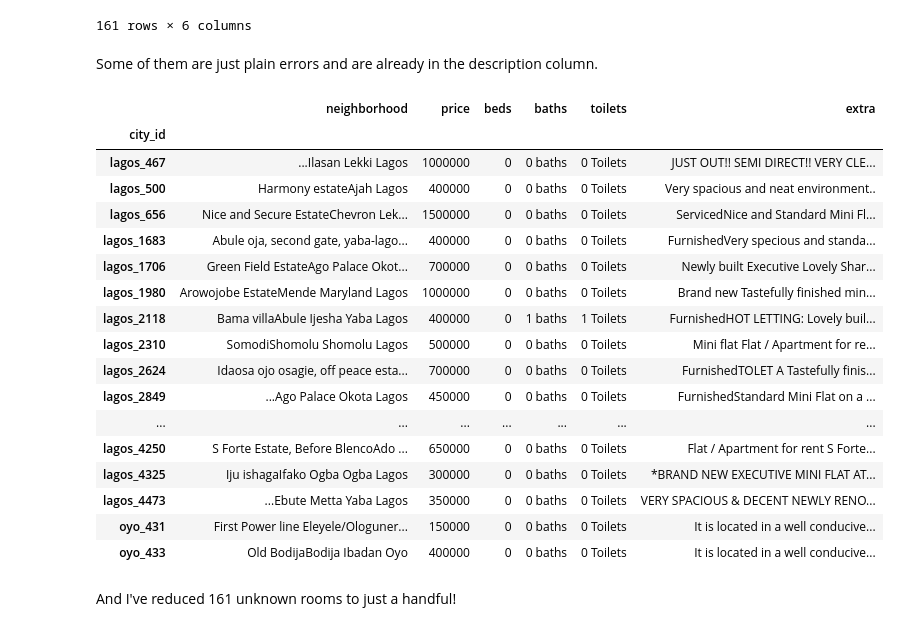
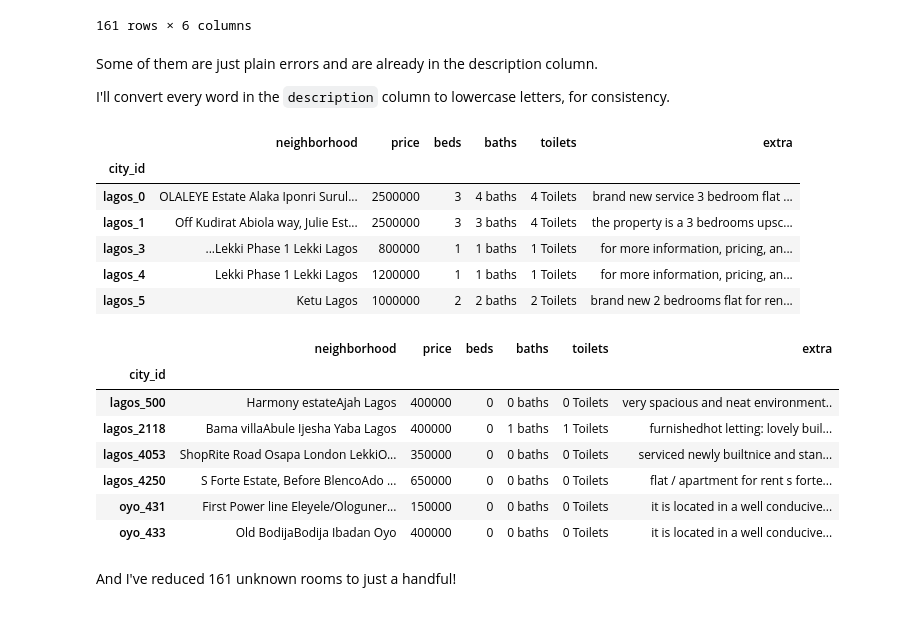
Before and after one commit to stevenkolawole/house_rent_pricing_app, a Jupyter notebook: data_cleaning_&_EDA.ipynb, the cells around one changed output. Cells and saved outputs as stored; diff of their text form; code cells hidden in the pictures.

```diff
--- a/data_cleaning_&_EDA.ipynb
+++ b/data_cleaning_&_EDA.ipynb
@@ -300,36 +300,40 @@ data[data.beds == 0]
 161 rows × 6 columns
 # %% [markdown]
 Some of them are just plain errors and are already in the description column.
+
+I'll convert every word in the `description` column to lowercase letters, for consistency.
+# %%
+data.extra = data.extra.str.lower()
+data.head()
+# %% [output]
+|  | neighborhood | price | beds | baths | toilets | extra |
+| city_id |  |  |  |  |  |  |
+| lagos_0 | OLALEYE Estate Alaka Iponri Surul... | 2500000 | 3 | 4 baths | 4 Toilets | brand new service 3 bedroom flat ... |
+| lagos_1 | Off Kudirat Abiola way, Julie Est... | 2500000 | 3 | 3 baths | 4 Toilets | the property is a 3 bedrooms upsc... |
+| lagos_3 | ...Lekki Phase 1 Lekki Lagos | 800000 | 1 | 1 baths | 1 Toilets | for more information, pricing, an... |
+| lagos_4 | Lekki Phase 1 Lekki Lagos | 1200000 | 1 | 1 baths | 1 Toilets | for more information, pricing, an... |
+| lagos_5 | Ketu Lagos | 1000000 | 2 | 2 baths | 2 Toilets | brand new 2 bedrooms flat for ren... |
 # %%
 for i in range(1, 6):
     data.loc[data.extra.str.contains(str(i)), 'beds'] = i
 data.loc[data.extra.str.contains('two'), 'beds'] = 2 # for those written in words
 data.loc[data.extra.str.contains('three'), 'beds'] = 3 # for those written in words
 
 data.loc[data.extra.str.contains('and parlour'), 'beds'] = 1 # for 'room and parlour' apartments
-data.loc[data.extra.str.contains('elf'), 'beds'] = 1 # for 'self contained' apartments
+data.loc[data.extra.str.contains('self'), 'beds'] = 1 # for 'self contained' apartments
+data.loc[data.extra.str.contains('mini'), 'beds'] = 1 # for mini flats
 
 bed_zero = data[data.beds == 0]
 bed_zero
 # %% [output]
 |  | neighborhood | price | beds | baths | toilets | extra |
 | city_id |  |  |  |  |  |  |
-| lagos_467 | ...Ilasan Lekki Lagos | 1000000 | 0 | 0 baths | 0 Toilets | JUST OUT!! SEMI DIRECT!! VERY CLE... |
-| lagos_500 | Harmony estateAjah Lagos | 400000 | 0 | 0 baths | 0 Toilets | Very spacious and neat environment.. |
-| lagos_656 | Nice and Secure EstateChevron Lek... | 1500000 | 0 | 0 baths | 0 Toilets | ServicedNice and Standard Mini Fl... |
-| lagos_1683 | Abule oja, second gate, yaba-lago... | 400000 | 0 | 0 baths | 0 Toilets | FurnishedVery specious and standa... |
-| lagos_1706 | Green Field EstateAgo Palace Okot... | 700000 | 0 | 0 baths | 0 Toilets | Newly built Executive Lovely Shar... |
-| lagos_1980 | Arowojobe EstateMende Maryland Lagos | 1000000 | 0 | 0 baths | 0 Toilets | Brand new Tastefully finished min... |
-| lagos_2118 | Bama villaAbule Ijesha Yaba Lagos | 400000 | 0 | 1 baths | 1 Toilets | FurnishedHOT LETTING: Lovely buil... |
-| lagos_2310 | SomodiShomolu Shomolu Lagos | 500000 | 0 | 0 baths | 0 Toilets | Mini flat Flat / Apartment for re... |
-| lagos_2624 | Idaosa ojo osagie, off peace esta... | 700000 | 0 | 0 baths | 0 Toilets | FurnishedTOLET A Tastefully finis... |
-| lagos_2849 | ...Ago Palace Okota Lagos | 450000 | 0 | 0 baths | 0 Toilets | FurnishedStandard Mini Flat on a ... |
-| ... | ... | ... | ... | ... | ... | ... |
-| lagos_4250 | S Forte Estate, Before BlencoAdo ... | 650000 | 0 | 0 baths | 0 Toilets | Flat / Apartment for rent S Forte... |
-| lagos_4325 | Iju ishagaIfako Ogba Ogba Lagos | 300000 | 0 | 0 baths | 0 Toilets | *BRAND NEW EXECUTIVE MINI FLAT AT... |
-| lagos_4473 | ...Ebute Metta Yaba Lagos | 350000 | 0 | 0 baths | 0 Toilets | VERY SPACIOUS & DECENT NEWLY RENO... |
-| oyo_431 | First Power line Eleyele/Ologuner... | 150000 | 0 | 0 baths | 0 Toilets | It is located in a well conducive... |
-| oyo_433 | Old BodijaBodija Ibadan Oyo | 400000 | 0 | 0 baths | 0 Toilets | It is located in a well conducive... |
+| lagos_500 | Harmony estateAjah Lagos | 400000 | 0 | 0 baths | 0 Toilets | very spacious and neat environment.. |
+| lagos_2118 | Bama villaAbule Ijesha Yaba Lagos | 400000 | 0 | 1 baths | 1 Toilets | furnishedhot letting: lovely buil... |
+| lagos_4053 | ShopRite Road Osapa London LekkiO... | 350000 | 0 | 0 baths | 0 Toilets | serviced newly builtnice and stan... |
+| lagos_4250 | S Forte Estate, Before BlencoAdo ... | 650000 | 0 | 0 baths | 0 Toilets | flat / apartment for rent s forte... |
+| oyo_431 | First Power line Eleyele/Ologuner... | 150000 | 0 | 0 baths | 0 Toilets | it is located in a well conducive... |
+| oyo_433 | Old BodijaBodija Ibadan Oyo | 400000 | 0 | 0 baths | 0 Toilets | it is located in a well conducive... |
 # %% [markdown]
 And I've reduced 161 unknown rooms to just a handful!
 # %%
```
Also changed, not shown: parts of 48 cells of this notebook.
